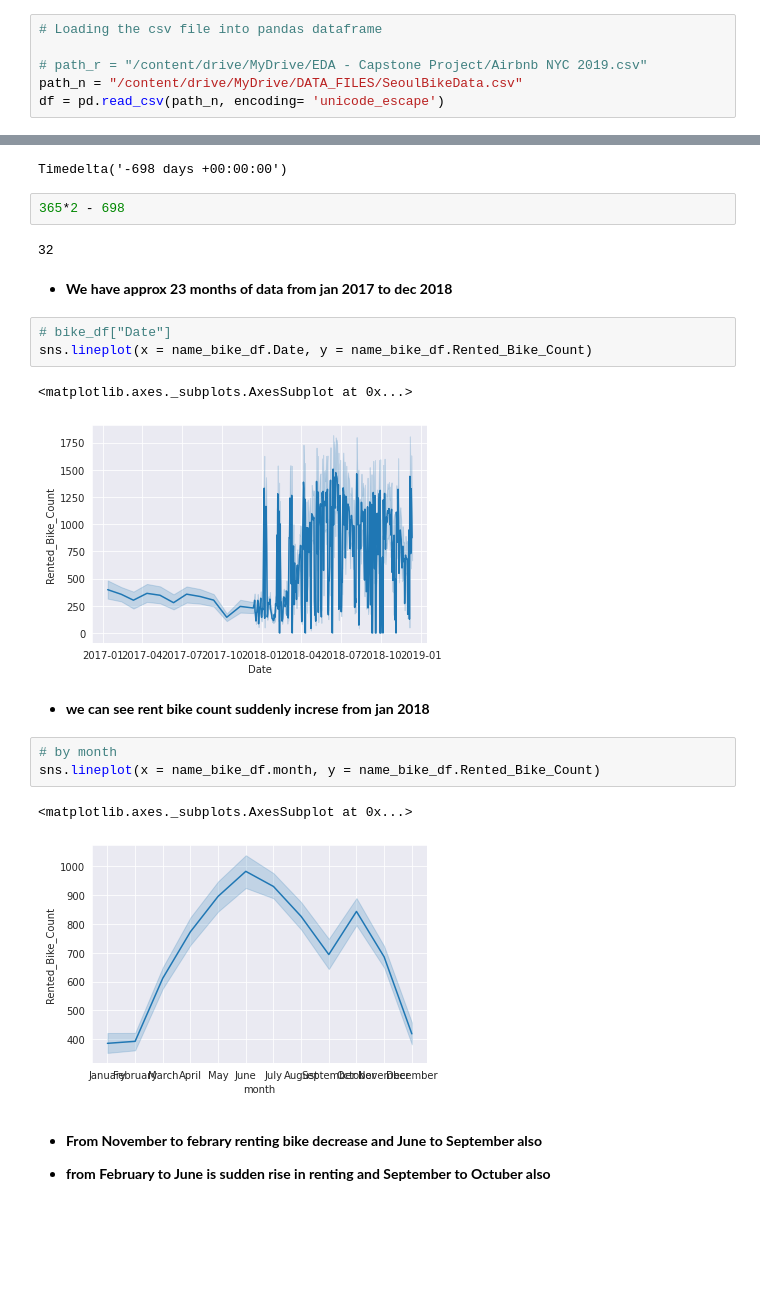
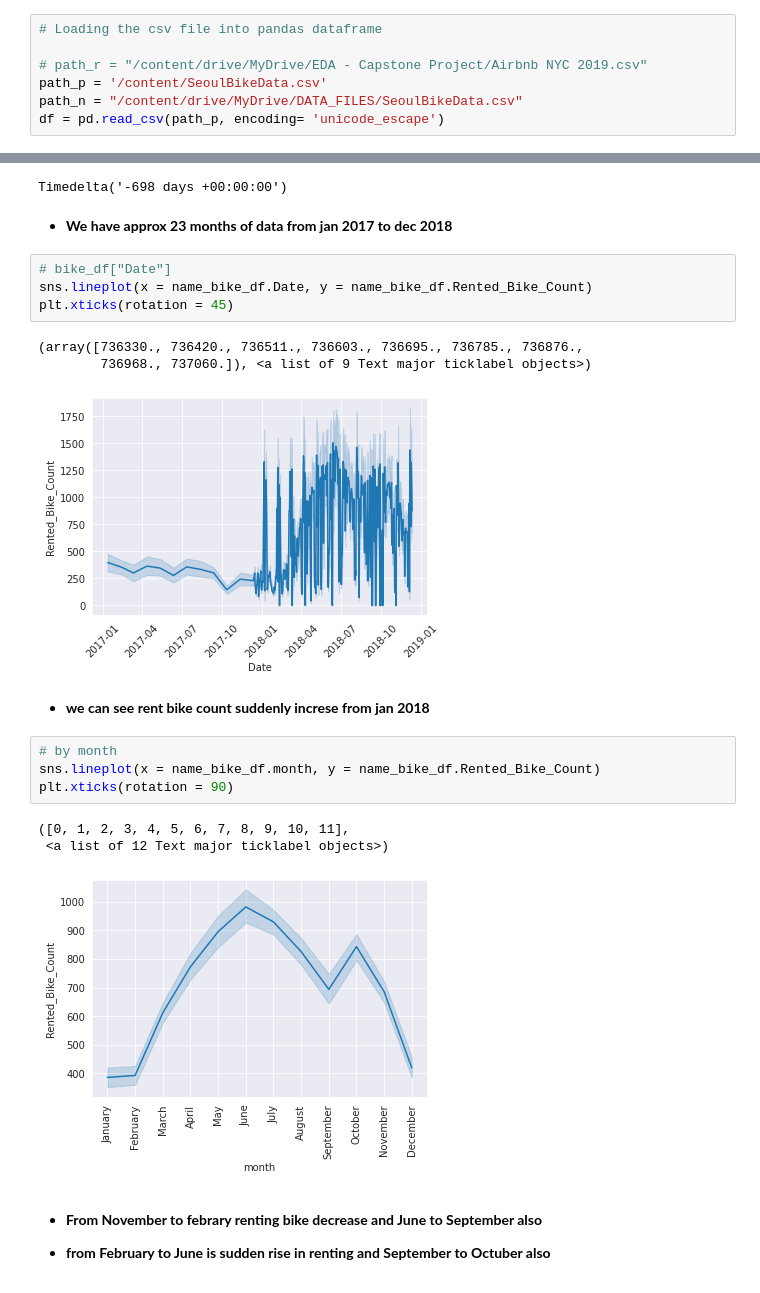
Before and after one commit to GODxFATHER/Bike-Sharing-Demand-Prediction, a Jupyter notebook: Bike_Sharing_Demand_Prediction_Capstone_Project.ipynb, the cells around one changed output, grey strips where cells are left out. Drawn from its saved outputs; the diff is of its cells as text; blank space fills up the shorter version.

```diff
--- a/Bike_Sharing_Demand_Prediction_Capstone_Project.ipynb
+++ b/Bike_Sharing_Demand_Prediction_Capstone_Project.ipynb
@@ -60,8 +60,9 @@ Drive already mounted at /content/drive; to attempt to forcibly remount, call dr
 # Loading the csv file into pandas dataframe
 
 # path_r = "/content/drive/MyDrive/EDA - Capstone Project/Airbnb NYC 2019.csv"
+path_p = '/content/SeoulBikeData.csv'
 path_n = "/content/drive/MyDrive/DATA_FILES/SeoulBikeData.csv"
-df = pd.read_csv(path_n, encoding= 'unicode_escape')
+df = pd.read_csv(path_p, encoding= 'unicode_escape')
 # %% [markdown]
 #EDA on features
 # %%
@@ -232,26 +233,26 @@ Dateset range from  2017-01-12 00:00:00  to  2018-12-11 00:00:00
 name_bike_df.Date.nsmallest(1)[0]-name_bike_df.Date.nlargest(1)[8304]
 # %% [output]
 Timedelta('-698 days +00:00:00')
-# %%
-365*2 - 698
-# %% [output]
-32
 # %% [markdown]
 * **We have approx 23 months of data from jan 2017 to dec 2018**
 # %%
 # bike_df["Date"]
 sns.lineplot(x = name_bike_df.Date, y = name_bike_df.Rented_Bike_Count)
+plt.xticks(rotation = 45)
 # %% [output]
-<matplotlib.axes._subplots.AxesSubplot at 0x...>
+(array([736330., 736420., 736511., 736603., 736695., 736785., 736876.,
+        736968., 737060.]), <a list of 9 Text major ticklabel objects>)
-[figure, old version]
+[figure, new version]
 # %% [markdown]
 * **we can see rent bike count suddenly increse from jan 2018**
 # %%
 # by month
 sns.lineplot(x = name_bike_df.month, y = name_bike_df.Rented_Bike_Count)
+plt.xticks(rotation = 90)
 # %% [output]
-<matplotlib.axes._subplots.AxesSubplot at 0x...>
+([0, 1, 2, 3, 4, 5, 6, 7, 8, 9, 10, 11],
+ <a list of 12 Text major ticklabel objects>)
-[figure, old version]
+[figure, new version]
 # %% [markdown]
 * **From November to febrary renting bike decrease and June to September also**
 
```
Also changed, not shown: parts of 35 cells of this notebook.
